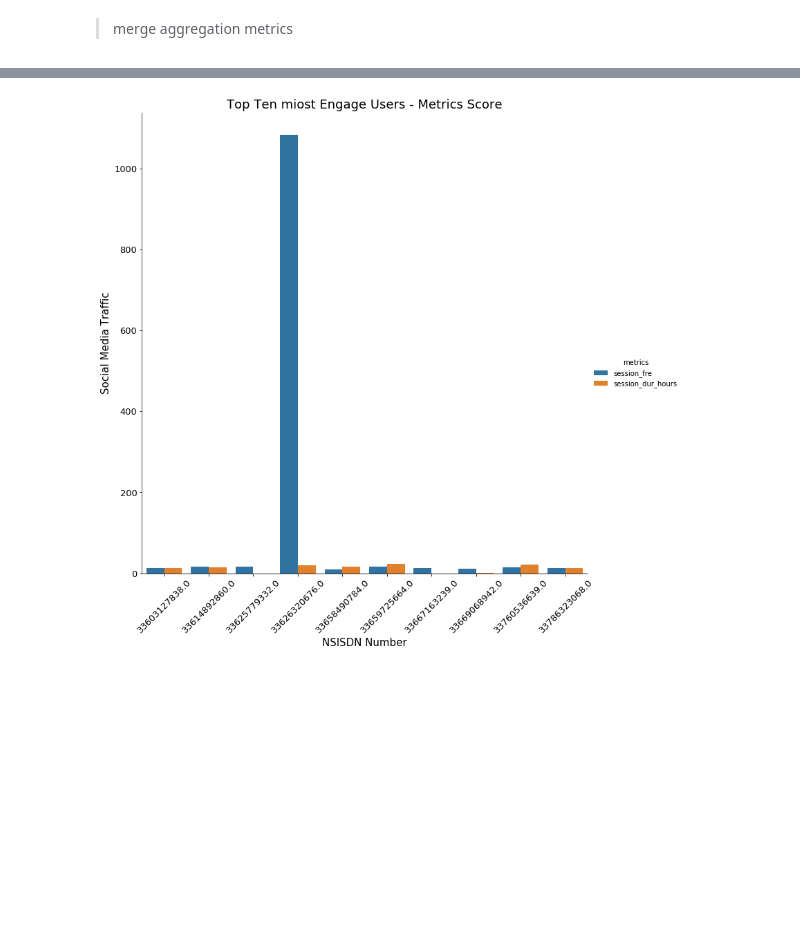
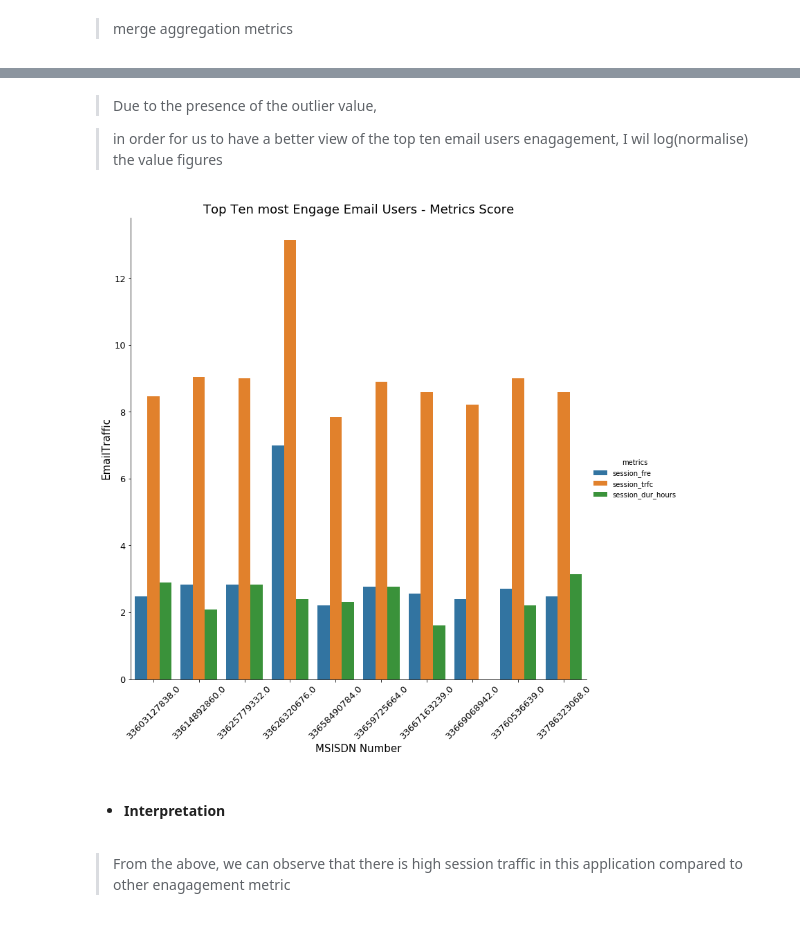
Before and after one commit to Patrick5455/tellco_user_analytics, a Jupyter notebook: analyis/user_enagaement.ipynb, the cells around one changed output, grey strips where cells are left out. Cells and saved outputs as stored; diff of their text form; code cells hidden in the pictures; blank space fills up the shorter version.

Commit message:
Added email

```diff
--- a/analyis/user_enagaement.ipynb
+++ b/analyis/user_enagaement.ipynb
@@ -779,3 +792,3 @@ plt.show()
 # %%
-social_media_agg = pd.melt(id_vars=['msisdn_number'], value_vars=['session_dur_hours','session_fre',],
+social_media_agg = pd.melt(id_vars=['msisdn_number'], value_vars=['session_dur_hours','session_fre','session_trfc'],
         value_name='value', var_name='metrics', frame=social_media_users.head(10))
@@ -781,0 +799,2 @@ social_media_agg = pd.melt(id_vars=['msisdn_number'], value_vars=['session_dur_h
+# %%
+social_media_agg.value = np.log(social_media_agg.value)
@@ -782,3 +803,5 @@ social_media_agg = pd.melt(id_vars=['msisdn_number'], value_vars=['session_dur_h
+# %%
+social_media_agg.rename(columns={'value':'value(log)'}, inplace=True)
 # %%
 social_media_agg
 # %% [output]
@@ -823,0 +1075,4 @@ social_media_agg
+# %% [markdown]
+> Due to the presence of the outlier value,
+
+> in order for us to have a better view of the top ten email users enagagement, I wil log(normalise) the value figures
@@ -824,13 +1085,17 @@ social_media_agg
 # %%
-sns.catplot(data=social_media_agg, x='msisdn_number', y='value', hue='metrics',
+sns.catplot(data=social_media_agg, x='msisdn_number', y='value(log)', hue='metrics',
     height=10, kind='bar',
     aspect=1,)
-plt.title("Top Ten miost Engage Users - Metrics Score", fontsize=18)
+plt.title("Top Ten most Engage Email Users - Metrics Score", fontsize=18)
 plt.xticks(fontsize=13, rotation = 45)
 plt.yticks(fontsize=13)
-plt.xlabel('NSISDN Number', fontsize=15)
-plt.ylabel('Social Media Traffic', fontsize=15)
-plt.savefig("visuals/user_engagement/topTenSocialMedia2.png", format="png")
+plt.xlabel('MSISDN Number', fontsize=15)
+plt.ylabel('EmailTraffic', fontsize=15)
+plt.savefig("visuals/user_engagement/topTenEmail2.png", format="png")
 plt.show()
 # %% [output]
-[figure, old version]
+[figure, new version]
+# %% [markdown]
+- #### Interpretation
+# %% [markdown]
+> From the above, we can observe that there is high session traffic in this application compared to other enagagement metric
```
Also changed, not shown: parts of 60 cells of this notebook, 9 other files.
